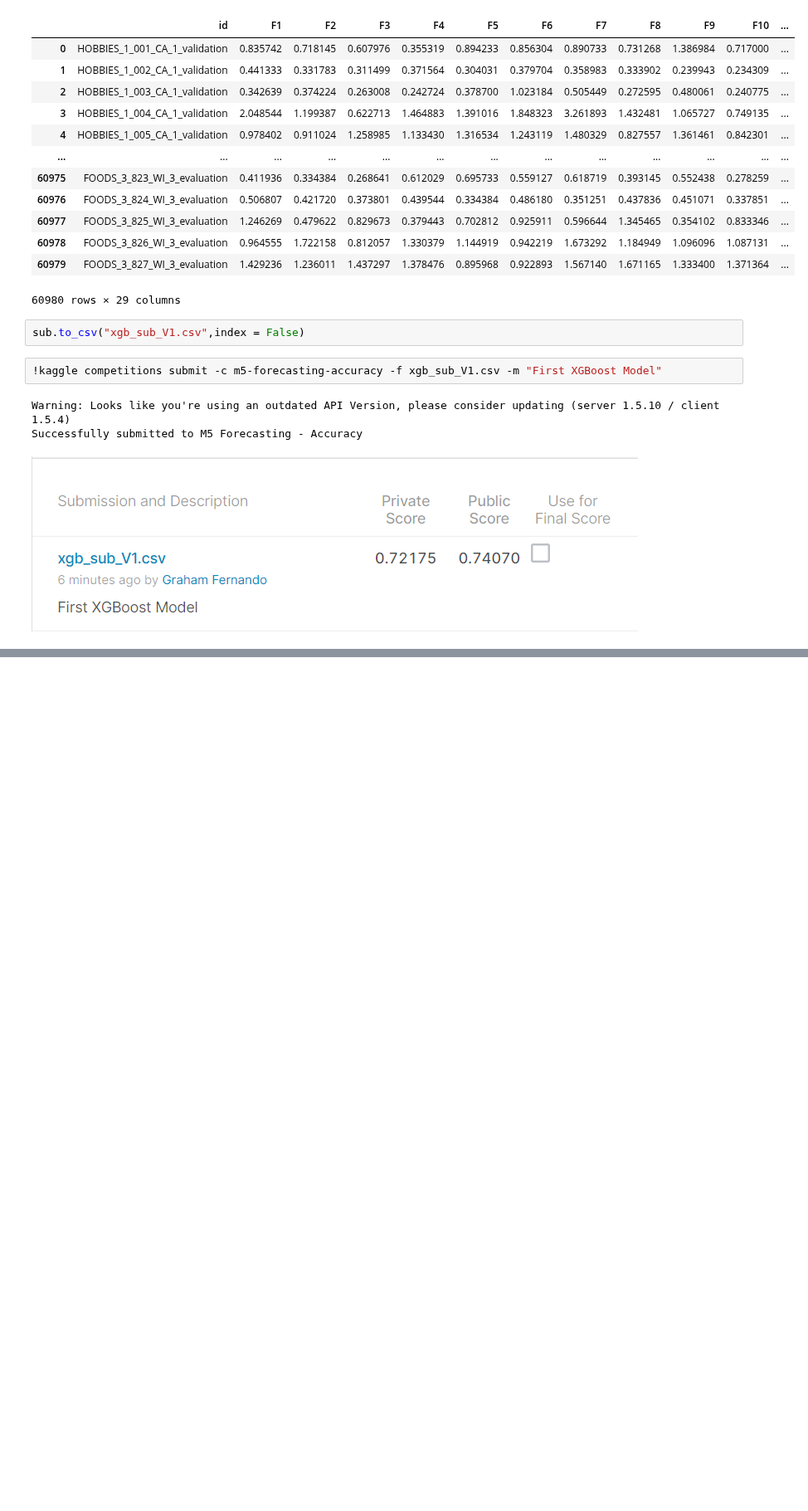
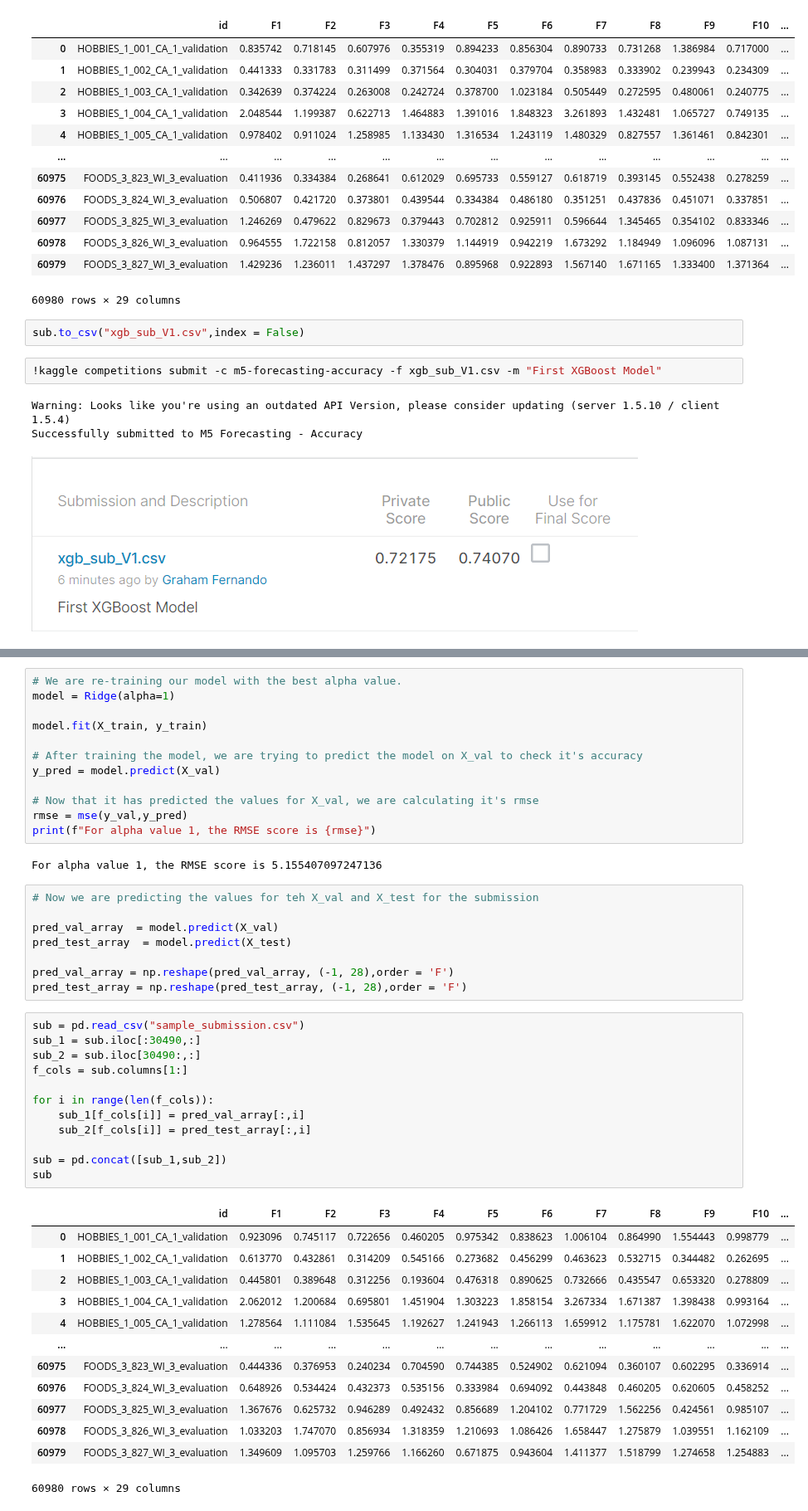
Before and after one commit to vence-andersen/M5-Forecasting-Accuracy, a Jupyter notebook: models.ipynb, the cells around one changed output, grey strips where cells are left out. Shown at 83% size. Cells and saved outputs as stored; diff of their text form; blank space fills up the shorter version.

```diff
--- a/models.ipynb
+++ b/models.ipynb
@@ -434,0 +601,48 @@ Successfully submitted to M5 Forecasting - Accuracy
+# %%
+# We are re-training our model with the best alpha value.
+model = Ridge(alpha=1)
+
+model.fit(X_train, y_train)
+
+# After training the model, we are trying to predict the model on X_val to check it's accuracy
+y_pred = model.predict(X_val)
+
+# Now that it has predicted the values for X_val, we are calculating it's rmse
+rmse = mse(y_val,y_pred)
+print(f"For alpha value 1, the RMSE score is {rmse}")
+# %% [output]
+For alpha value 1, the RMSE score is 5.155407097247136
+# %%
+# Now we are predicting the values for teh X_val and X_test for the submission
+
+pred_val_array  = model.predict(X_val)
+pred_test_array  = model.predict(X_test)
+
+pred_val_array = np.reshape(pred_val_array, (-1, 28),order = 'F')
+pred_test_array = np.reshape(pred_test_array, (-1, 28),order = 'F')
+# %%
+sub = pd.read_csv("sample_submission.csv")
+sub_1 = sub.iloc[:30490,:]
+sub_2 = sub.iloc[30490:,:]
+f_cols = sub.columns[1:]
+
+for i in range(len(f_cols)):
+    sub_1[f_cols[i]] = pred_val_array[:,i]
+    sub_2[f_cols[i]] = pred_test_array[:,i]
+
+sub = pd.concat([sub_1,sub_2])
+sub
+# %% [output]
+|  | id | F1 | F2 | F3 | F4 | F5 | F6 | F7 | F8 | F9 | F10 | ... |
+| 0 | HOBBIES_1_001_CA_1_validation | 0.923096 | 0.745117 | 0.722656 | 0.460205 | 0.975342 | 0.838623 | 1.006104 | 0.864990 | 1.554443 | 0.998779 | ... |
+| 1 | HOBBIES_1_002_CA_1_validation | 0.613770 | 0.432861 | 0.314209 | 0.545166 | 0.273682 | 0.456299 | 0.463623 | 0.532715 | 0.344482 | 0.262695 | ... |
+| 2 | HOBBIES_1_003_CA_1_validation | 0.445801 | 0.389648 | 0.312256 | 0.193604 | 0.476318 | 0.890625 | 0.732666 | 0.435547 | 0.653320 | 0.278809 | ... |
+| 3 | HOBBIES_1_004_CA_1_validation | 2.062012 | 1.200684 | 0.695801 | 1.451904 | 1.303223 | 1.858154 | 3.267334 | 1.671387 | 1.398438 | 0.993164 | ... |
+| 4 | HOBBIES_1_005_CA_1_validation | 1.278564 | 1.111084 | 1.535645 | 1.192627 | 1.241943 | 1.266113 | 1.659912 | 1.175781 | 1.622070 | 1.072998 | ... |
+| ... | ... | ... | ... | ... | ... | ... | ... | ... | ... | ... | ... | ... |
+| 60975 | FOODS_3_823_WI_3_evaluation | 0.444336 | 0.376953 | 0.240234 | 0.704590 | 0.744385 | 0.524902 | 0.621094 | 0.360107 | 0.602295 | 0.336914 | ... |
+| 60976 | FOODS_3_824_WI_3_evaluation | 0.648926 | 0.534424 | 0.432373 | 0.535156 | 0.333984 | 0.694092 | 0.443848 | 0.460205 | 0.620605 | 0.458252 | ... |
+| 60977 | FOODS_3_825_WI_3_evaluation | 1.367676 | 0.625732 | 0.946289 | 0.492432 | 0.856689 | 1.204102 | 0.771729 | 1.562256 | 0.424561 | 0.985107 | ... |
+| 60978 | FOODS_3_826_WI_3_evaluation | 1.033203 | 1.747070 | 0.856934 | 1.318359 | 1.210693 | 1.086426 | 1.658447 | 1.275879 | 1.039551 | 1.162109 | ... |
+| 60979 | FOODS_3_827_WI_3_evaluation | 1.349609 | 1.095703 | 1.259766 | 1.166260 | 0.671875 | 0.943604 | 1.411377 | 1.518799 | 1.274658 | 1.254883 | ... |
+60980 rows × 29 columns
```
Also changed, not shown: parts of 48 cells of this notebook.
